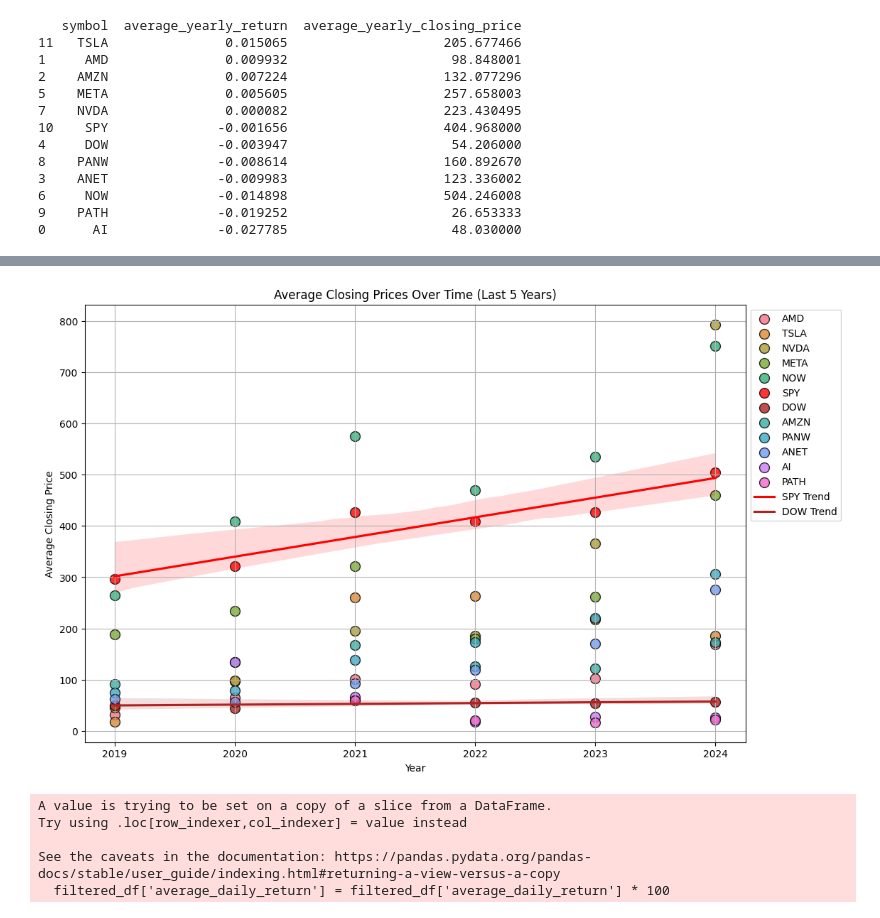
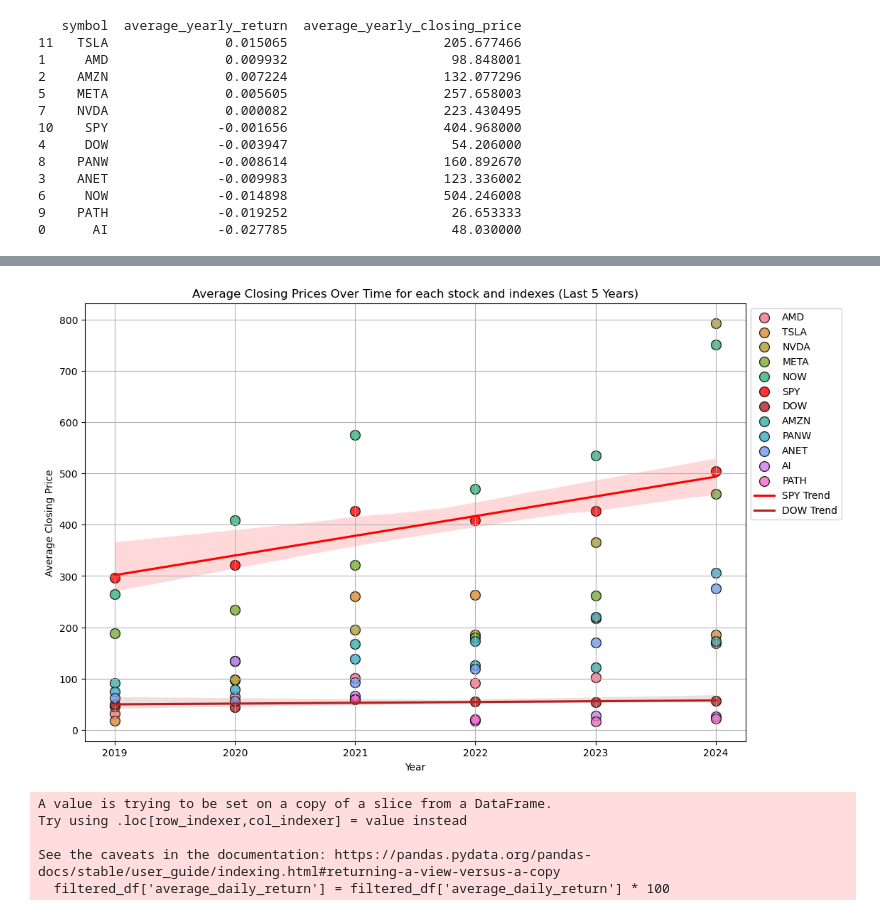
Before and after one commit to LegallyNotBlonde/Project-1, a Jupyter notebook: AIStocksProject/main_calculations_and_plots.ipynb, the cells around one changed output, grey strips where cells are left out. Saved outputs shown, nothing was run; the diff lists cells and outputs as text; code cells hidden in the pictures.

Commit message:
Formatted plots, added PowerPoint presentation in PDF format, updated README file

```diff
--- a/AIStocksProject/main_calculations_and_plots.ipynb
+++ b/AIStocksProject/main_calculations_and_plots.ipynb
@@ -396,35 +396,35 @@ unique_symbols = [symbol for symbol in average_daily_statistics['symbol'].unique
 # Generate a color palette for the remaining symbols to differentiate AI companies from S&P500 and Dow Jones
 palette = sns.color_palette("husl", len(unique_symbols))
 
 # Create a color map for all symbols
 color_map = {symbol: color for symbol, color in zip(unique_symbols, palette)}
 color_map.update(special_colors)
 
 # Setting scatter points for each company
 for symbol in average_daily_statistics['symbol'].unique():
     subset = average_daily_statistics[average_daily_statistics['symbol'] == symbol]
     color = color_map[symbol]
     plt.scatter(subset['year_num'], subset['average_closing_price'], label=symbol, color=color, alpha=0.8, edgecolors='black', s=100)
 
 # Add regression lines for SPY and DOW symbols to better visualization of our comparison
 for symbol in ['SPY', 'DOW']:
     subset = average_daily_statistics[average_daily_statistics['symbol'] == symbol]
     sns.regplot(x='year_num', y='average_closing_price', data=subset, scatter=False, color=special_colors[symbol], label=f'{symbol} Trend')
 
 # Add plot details
-plt.title('Average Closing Prices Over Time (Last 5 Years)')
+plt.title('Average Closing Prices Over Time for each stock and indexes (Last 5 Years)')
 plt.xlabel('Year')
 plt.ylabel('Average Closing Price')
 plt.legend(loc='upper left', bbox_to_anchor=(1, 1))
 plt.grid(True)
 
 # Save the figure
 plt.savefig('Plots/average_closing_prices_over_time.png', bbox_inches='tight')
 
 # Show the plot
 plt.show()
 # %% [output]
-[figure, old version]
+[figure, new version]
 # %%
 import seaborn as sns
 
```
Also changed, not shown: parts of 2 cells of this notebook, 23 other files.
